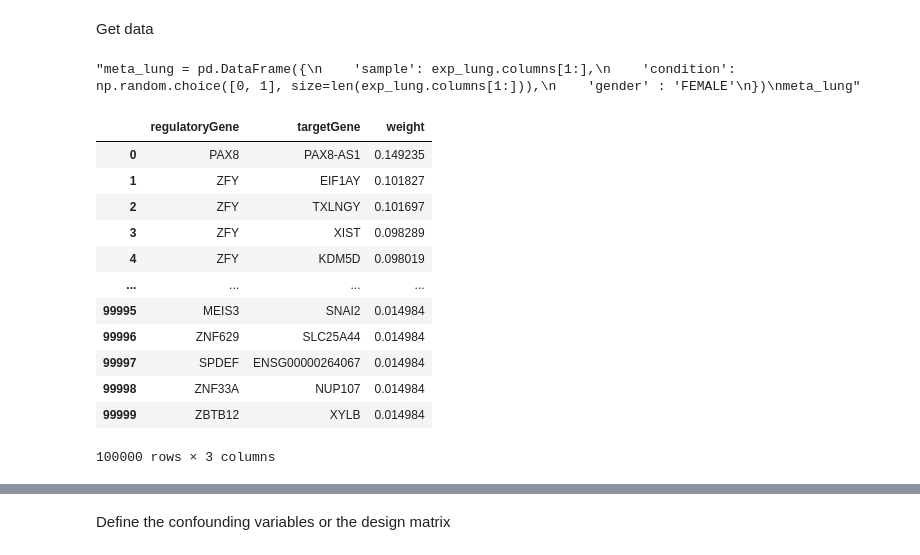
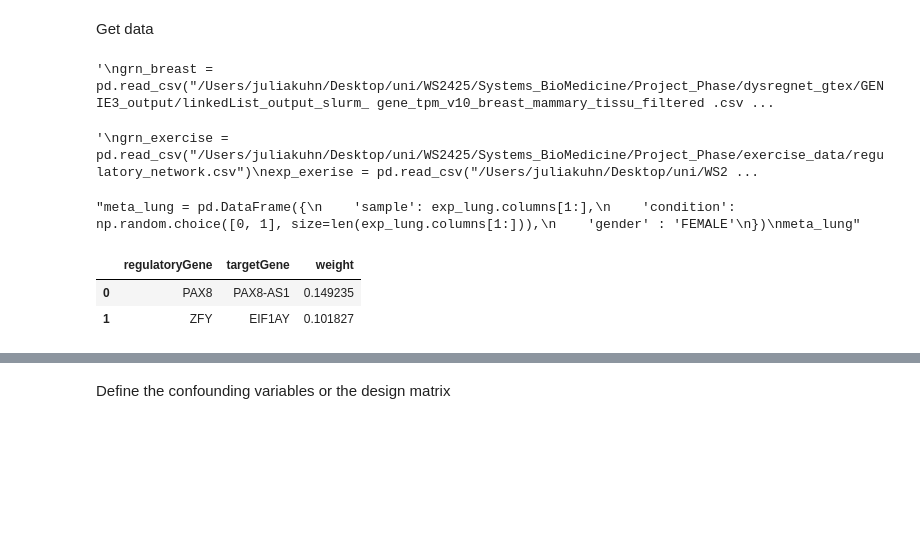
Before and after one commit to julkuhn/DysRegNet_package, a Jupyter notebook: run_dysregnet.ipynb, the cells around one changed output, grey strips where cells are left out. Drawn from its saved outputs; the diff is of its cells as text; code cells hidden in the pictures; blank space fills up the shorter version.

```diff
--- a/run_dysregnet.ipynb
+++ b/run_dysregnet.ipynb
@@ -6,15 +6,36 @@ import numpy as np
 # %% [markdown]
 Get data
 # %%
+"""
 grn_breast = pd.read_csv("/Users/juliakuhn/Desktop/uni/WS2425/Systems_BioMedicine/Project_Phase/dysregnet_gtex/GENIE3_output/linkedList_output_slurm_ gene_tpm_v10_breast_mammary_tissu_filtered .csv")
 grn_lung = pd.read_csv("/Users/juliakuhn/Desktop/uni/WS2425/Systems_BioMedicine/Project_Phase/dysregnet_gtex/GENIE3_output/linkedList_output_slurm_ gene_tpm_v10_lung_filtered .csv")
 
 exp_lung = pd.read_csv("/Users/juliakuhn/Desktop/uni/WS2425/Systems_BioMedicine/Project_Phase/dysregnet_gtex/gtex/gene_tpm_v10_lung_filtered.csv")
 exp_breast = pd.read_csv("/Users/juliakuhn/Desktop/uni/WS2425/Systems_BioMedicine/Project_Phase/dysregnet_gtex/gtex/gene_tpm_v10_breast_mammary_tissu_filtered.csv")
+"""
+# %% [output]
+'\ngrn_breast = pd.read_csv("/Users/juliakuhn/Desktop/uni/WS2425/Systems_BioMedicine/Project_Phase/dysregnet_gtex/GENIE3_output/linkedList_output_slurm_ gene_tpm_v10_breast_mammary_tissu_filtered .csv ...
 # %%
+"""
 grn_exercise = pd.read_csv("/Users/juliakuhn/Desktop/uni/WS2425/Systems_BioMedicine/Project_Phase/exercise_data/regulatory_network.csv")
 exp_exerise = pd.read_csv("/Users/juliakuhn/Desktop/uni/WS2425/Systems_BioMedicine/Project_Phase/exercise_data/LUAD_expression.csv")
 meta_exercise = pd.read_csv("/Users/juliakuhn/Desktop/uni/WS2425/Systems_BioMedicine/Project_Phase/exercise_data/LUAD_meta.csv")
+"""
+# %% [output]
+'\ngrn_exercise = pd.read_csv("/Users/juliakuhn/Desktop/uni/WS2425/Systems_BioMedicine/Project_Phase/exercise_data/regulatory_network.csv")\nexp_exerise = pd.read_csv("/Users/juliakuhn/Desktop/uni/WS2 ...
+# %%
+import os
+current_dir = os.getcwd()
+
+grn_breast = pd.read_csv(current_dir + "/GENIE3_output/linkedList_output_slurm_gene_tpm_v10_breast_mammary_tissu_filtered.csv")
+grn_lung = pd.read_csv(current_dir + "/GENIE3_output/linkedList_output_slurm_gene_tpm_v10_lung_filtered.csv")
+
+exp_lung = pd.read_csv(current_dir + "/gtex/gene_tpm_v10_lung_filtered.csv")
+exp_breast = pd.read_csv(current_dir + "/gtex/gene_tpm_v10_breast_mammary_tissu_filtered.csv")
+
+grn_exercise = pd.read_csv(current_dir + "/exercise_data/regulatory_network.csv")
+exp_exercise = pd.read_csv(current_dir + "/exercise_data/LUAD_expression.csv")
+meta_exercise = pd.read_csv(current_dir + "/exercise_data/LUAD_meta.csv")
 # %%
 """meta_lung = pd.DataFrame({
     'sample': exp_lung.columns[1:],
@@ -25,21 +46,11 @@ meta_lung"""
 # %% [output]
 "meta_lung = pd.DataFrame({\n    'sample': exp_lung.columns[1:],\n    'condition': np.random.choice([0, 1], size=len(exp_lung.columns[1:])),\n    'gender' : 'FEMALE'\n})\nmeta_lung"
 # %%
-grn_breast
+grn_breast.head(2)
 # %% [output]
 |  | regulatoryGene | targetGene | weight |
 | 0 | PAX8 | PAX8-AS1 | 0.149235 |
 | 1 | ZFY | EIF1AY | 0.101827 |
-| 2 | ZFY | TXLNGY | 0.101697 |
-| 3 | ZFY | XIST | 0.098289 |
-| 4 | ZFY | KDM5D | 0.098019 |
-| ... | ... | ... | ... |
-| 99995 | MEIS3 | SNAI2 | 0.014984 |
-| 99996 | ZNF629 | SLC25A44 | 0.014984 |
-| 99997 | SPDEF | ENSG00000264067 | 0.014984 |
-| 99998 | ZNF33A | NUP107 | 0.014984 |
-| 99999 | ZBTB12 | XYLB | 0.014984 |
-100000 rows × 3 columns
 # %%
 grn_breast
 meta_breast = pd.DataFrame({
```
Also changed, not shown: parts of 21 cells of this notebook, 2 other files.
